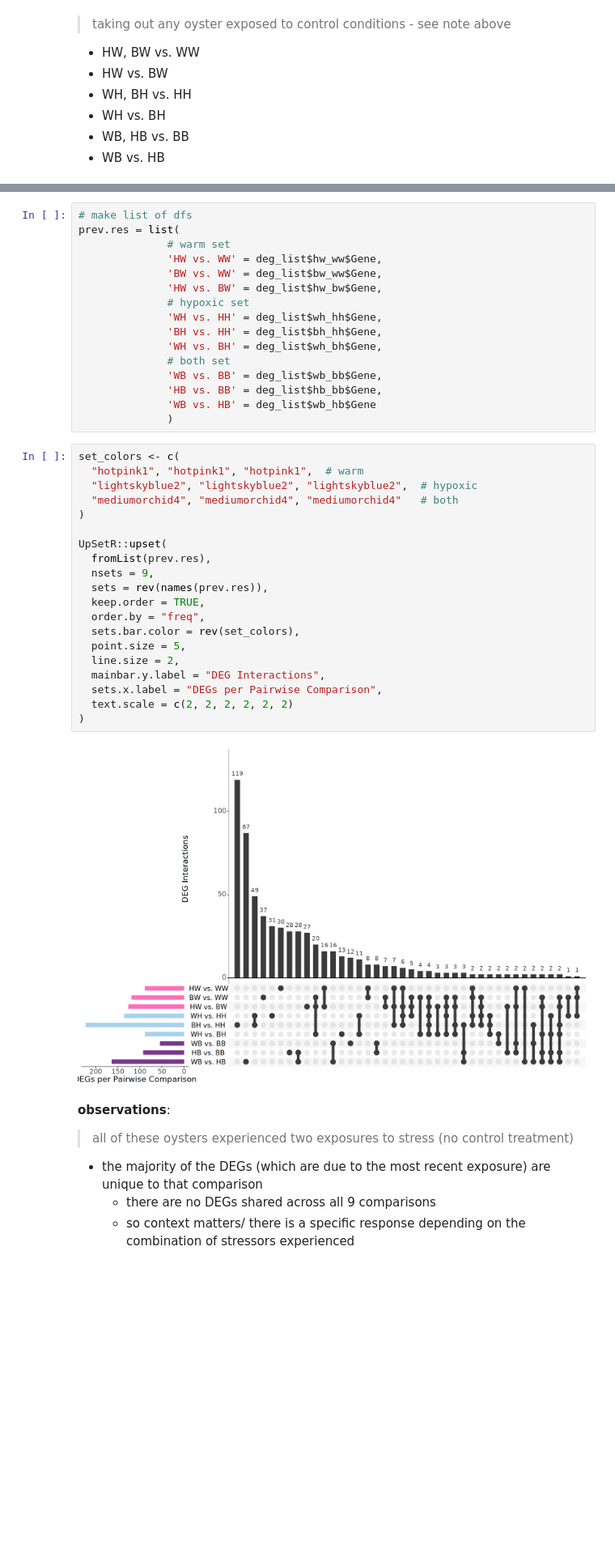
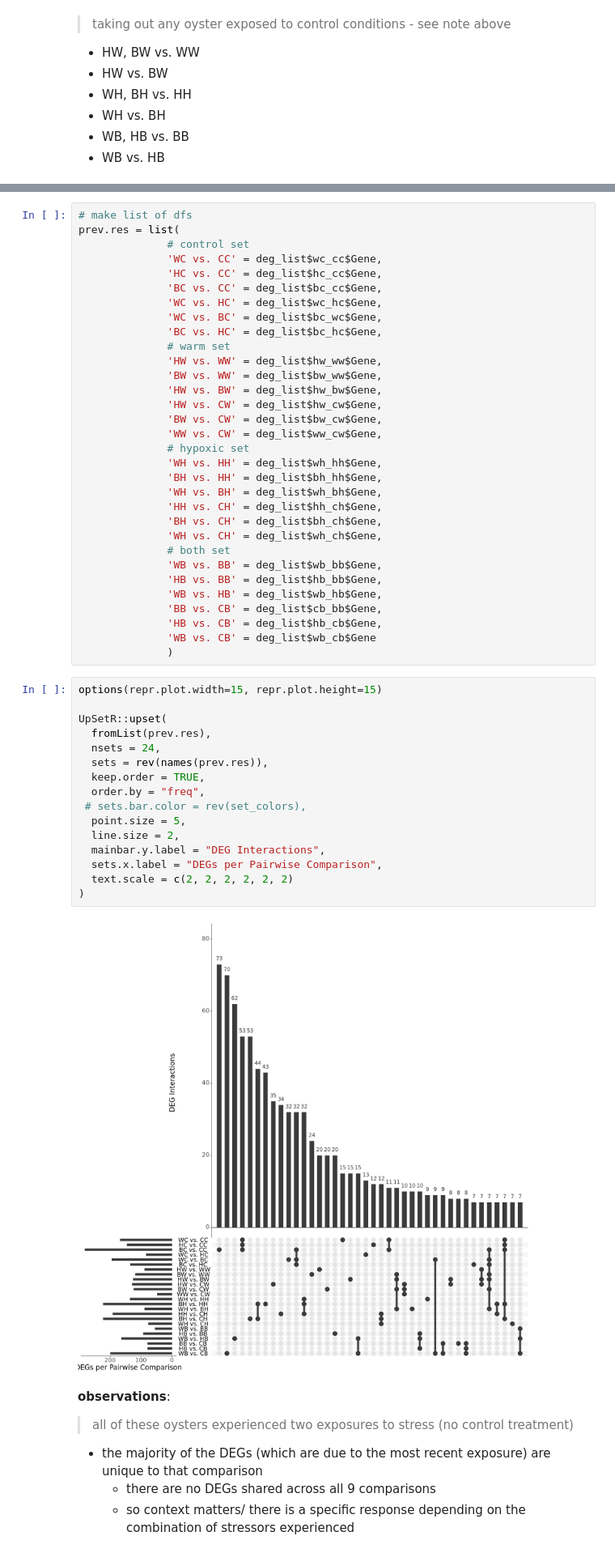
Before and after one commit to jgmcdonough/CE24_RNA-seq, a Jupyter notebook: analysis/diff_expression/phase2_v_phase2/upset_p2.v.p2.ipynb, the cells around one changed output, grey strips where cells are left out. Shown at 81% size. Saved outputs shown, nothing was run; the diff lists cells and outputs as text; blank space fills up the shorter version.

```diff
--- a/analysis/diff_expression/phase2_v_phase2/upset_p2.v.p2.ipynb
+++ b/analysis/diff_expression/phase2_v_phase2/upset_p2.v.p2.ipynb
@@ -1255,41 +1291,53 @@ names(deg_list)
 # %%
 # make list of dfs
 prev.res = list(
+              # control set
+              'WC vs. CC' = deg_list$wc_cc$Gene,
+              'HC vs. CC' = deg_list$hc_cc$Gene,
+              'BC vs. CC' = deg_list$bc_cc$Gene,
+              'WC vs. HC' = deg_list$wc_hc$Gene,
+              'WC vs. BC' = deg_list$bc_wc$Gene,
+              'BC vs. HC' = deg_list$bc_hc$Gene,
               # warm set
               'HW vs. WW' = deg_list$hw_ww$Gene,
               'BW vs. WW' = deg_list$bw_ww$Gene,
               'HW vs. BW' = deg_list$hw_bw$Gene,
+              'HW vs. CW' = deg_list$hw_cw$Gene,
+              'BW vs. CW' = deg_list$bw_cw$Gene,
+              'WW vs. CW' = deg_list$ww_cw$Gene,
               # hypoxic set
               'WH vs. HH' = deg_list$wh_hh$Gene,
               'BH vs. HH' = deg_list$bh_hh$Gene,
               'WH vs. BH' = deg_list$wh_bh$Gene,
+              'HH vs. CH' = deg_list$hh_ch$Gene,
+              'BH vs. CH' = deg_list$bh_ch$Gene,
+              'WH vs. CH' = deg_list$wh_ch$Gene,
               # both set
               'WB vs. BB' = deg_list$wb_bb$Gene,
               'HB vs. BB' = deg_list$hb_bb$Gene,
-              'WB vs. HB' = deg_list$wb_hb$Gene
+              'WB vs. HB' = deg_list$wb_hb$Gene,
+              'BB vs. CB' = deg_list$cb_bb$Gene,
+              'HB vs. CB' = deg_list$hb_cb$Gene,
+              'WB vs. CB' = deg_list$wb_cb$Gene
               )
 # %%
-set_colors <- c(
-  "hotpink1", "hotpink1", "hotpink1",  # warm
-  "lightskyblue2", "lightskyblue2", "lightskyblue2",  # hypoxic
-  "mediumorchid4", "mediumorchid4", "mediumorchid4"   # both
-)
+options(repr.plot.width=15, repr.plot.height=15)
 
 UpSetR::upset(
   fromList(prev.res),
-  nsets = 9,
+  nsets = 24,
   sets = rev(names(prev.res)),
   keep.order = TRUE,
   order.by = "freq",
-  sets.bar.color = rev(set_colors),
+ # sets.bar.color = rev(set_colors),
   point.size = 5,
   line.size = 2,
   mainbar.y.label = "DEG Interactions",
   sets.x.label = "DEGs per Pairwise Comparison",
   text.scale = c(2, 2, 2, 2, 2, 2)
 )
 # %% [output]
-[figure, old version]
+[figure, new version]
 # %% [markdown]
 **observations**:
 >all of these oysters experienced two exposures to stress (no control treatment)
```
Also changed, not shown: parts of 31 cells of this notebook.
